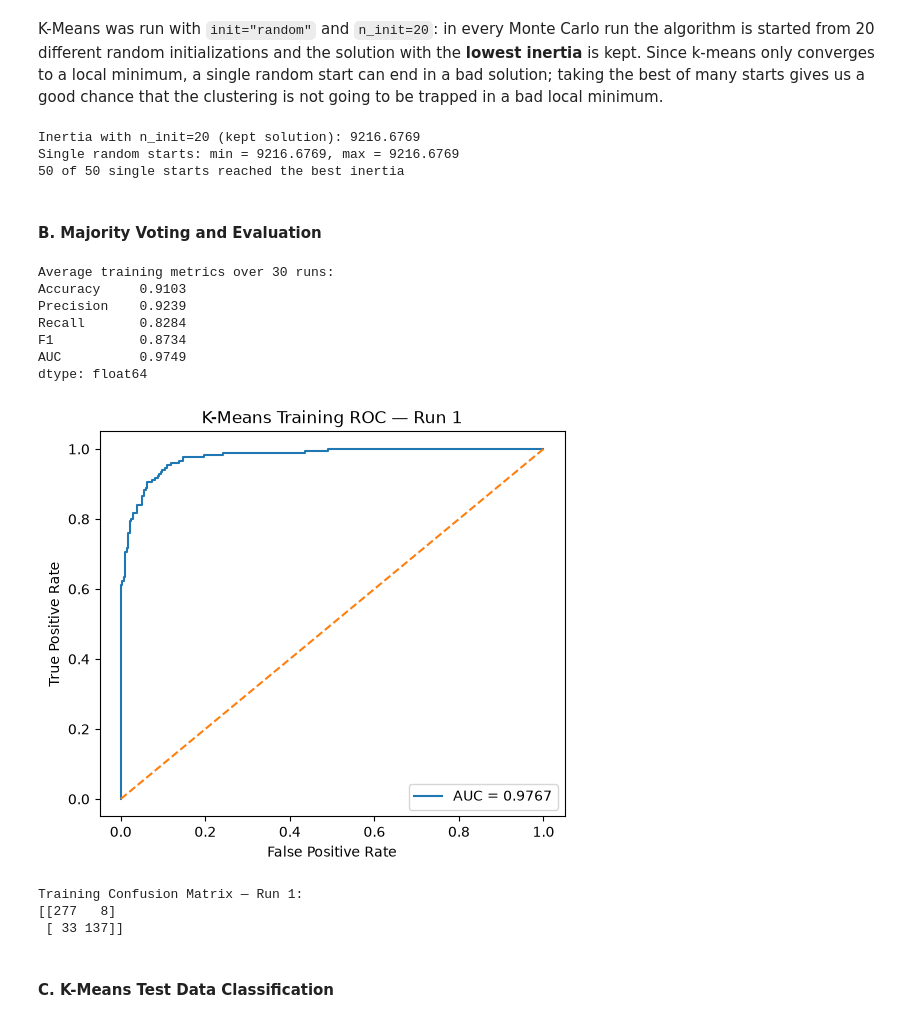
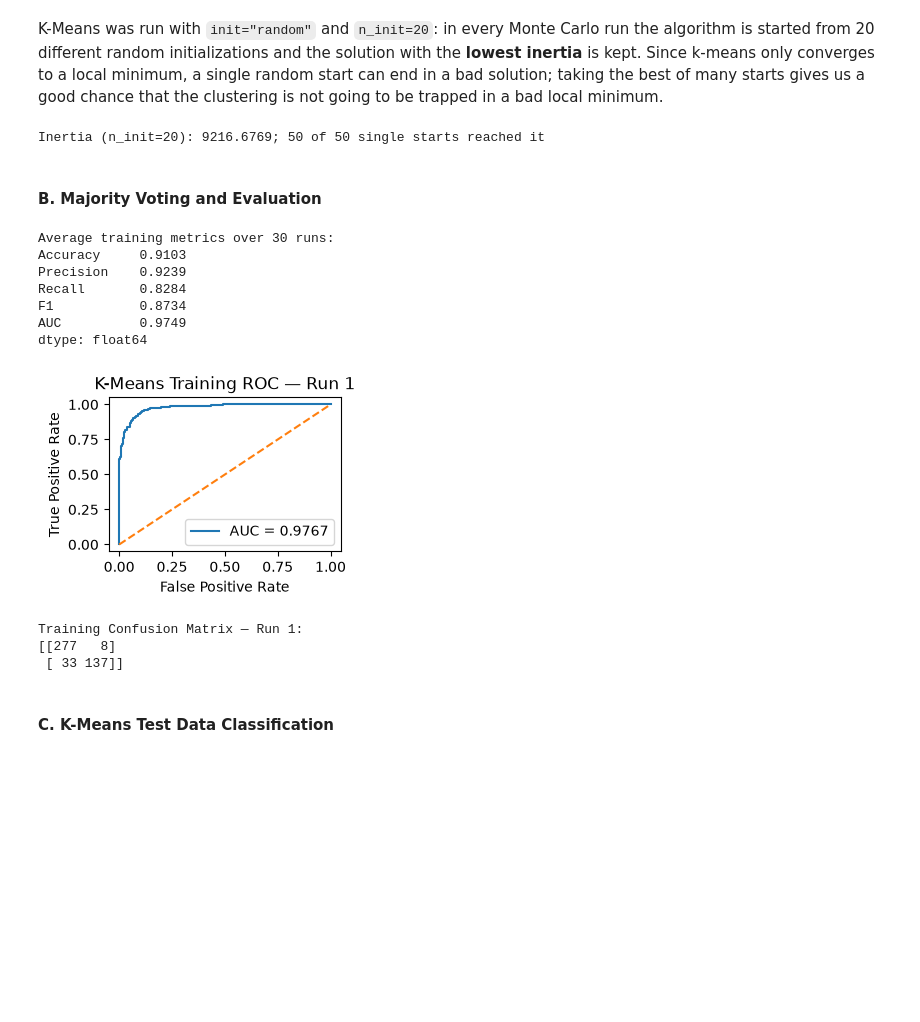
Before and after one commit to khushigi-a11y/DSCI552-HW8, a Jupyter notebook: notebook/Patel_Khushi_HW8.ipynb, the cells around one changed output. Cells and saved outputs as stored; diff of their text form; code cells hidden in the pictures; blank space fills up the shorter version.

```diff
--- a/notebook/Patel_Khushi_HW8.ipynb
+++ b/notebook/Patel_Khushi_HW8.ipynb
@@ -127,7 +127,7 @@ Set
 Test     0.9678     0.9729  0.9397  0.9555  0.9932
 Train    0.9866     0.9912  0.9727  0.9819  0.9975
 # %%
-fig, axes = plt.subplots(1, 2, figsize=(12, 5))
+fig, axes = plt.subplots(1, 2, figsize=(6,3))
 
 for ax, split in zip(axes, ["Train", "Test"]):
     y_true, pred, scores = roc_data[split]
@@ -288,7 +288,7 @@ Set
 Test     0.9626     0.9656  0.9325  0.9483  0.9896
 Train    0.9777     0.9787  0.9614  0.9698  0.9942
 # %%
-fig, axes = plt.subplots(1, 2, figsize=(12, 5))
+fig, axes = plt.subplots(1, 2, figsize=(6,2))
 
 for ax, split in zip(axes, ["Train", "Test"]):
     y_true, pred, scores = semi_roc_data[split]
@@ -391,14 +377,9 @@ inertias = np.array([
     for s in range(50)
 ])
 best = unsup_runs[0]["kmeans"].inertia_
-
-print(f"Inertia with n_init=20 (kept solution): {best:.4f}")
-print(f"Single random starts: min = {inertias.min():.4f}, max = {inertias.max():.4f}")
-print(f"{(np.isclose(inertias, best, rtol=1e-6)).sum()} of 50 single starts reached the best inertia")
+print(f"Inertia (n_init=20): {best:.4f}; {(np.isclose(inertias, best, rtol=1e-6)).sum()} of 50 single starts reached it")
 # %% [output]
-Inertia with n_init=20 (kept solution): 9216.6769
-Single random starts: min = 9216.6769, max = 9216.6769
-50 of 50 single starts reached the best inertia
+Inertia (n_init=20): 9216.6769; 50 of 50 single starts reached it
 # %% [markdown]
 #### B. Majority Voting and Evaluation
 # %%
@@ -449,35 +430,35 @@ unsup_results_df = pd.DataFrame(unsup_results)
 print("Average training metrics over 30 runs:")
 print(
     unsup_results_df[
         ["Accuracy", "Precision", "Recall", "F1", "AUC"]
     ].mean().round(4)
 )
 
 # ROC and confusion matrix for Run 1
 y_true, y_pred, scores = unsup_roc_data
 
 fpr, tpr, _ = roc_curve(y_true, scores)
 
-plt.figure(figsize=(6, 5))
+plt.figure(figsize=(3,2))
 plt.plot(fpr, tpr, label=f"AUC = {roc_auc_score(y_true, scores):.4f}")
 plt.plot([0, 1], [0, 1], "--")
 plt.xlabel("False Positive Rate")
 plt.ylabel("True Positive Rate")
 plt.title("K-Means Training ROC — Run 1")
 plt.legend()
 plt.show()
 
 print("Training Confusion Matrix — Run 1:")
 print(confusion_matrix(y_true, y_pred))
 # %% [output]
 Average training metrics over 30 runs:
 Accuracy     0.9103
 Precision    0.9239
 Recall       0.8284
 F1           0.8734
 AUC          0.9749
 dtype: float64
-[figure, old version]
+[figure, new version]
 Training Confusion Matrix — Run 1:
 [[277   8]
  [ 33 137]]
```
Also changed, not shown: parts of 14 cells of this notebook.
